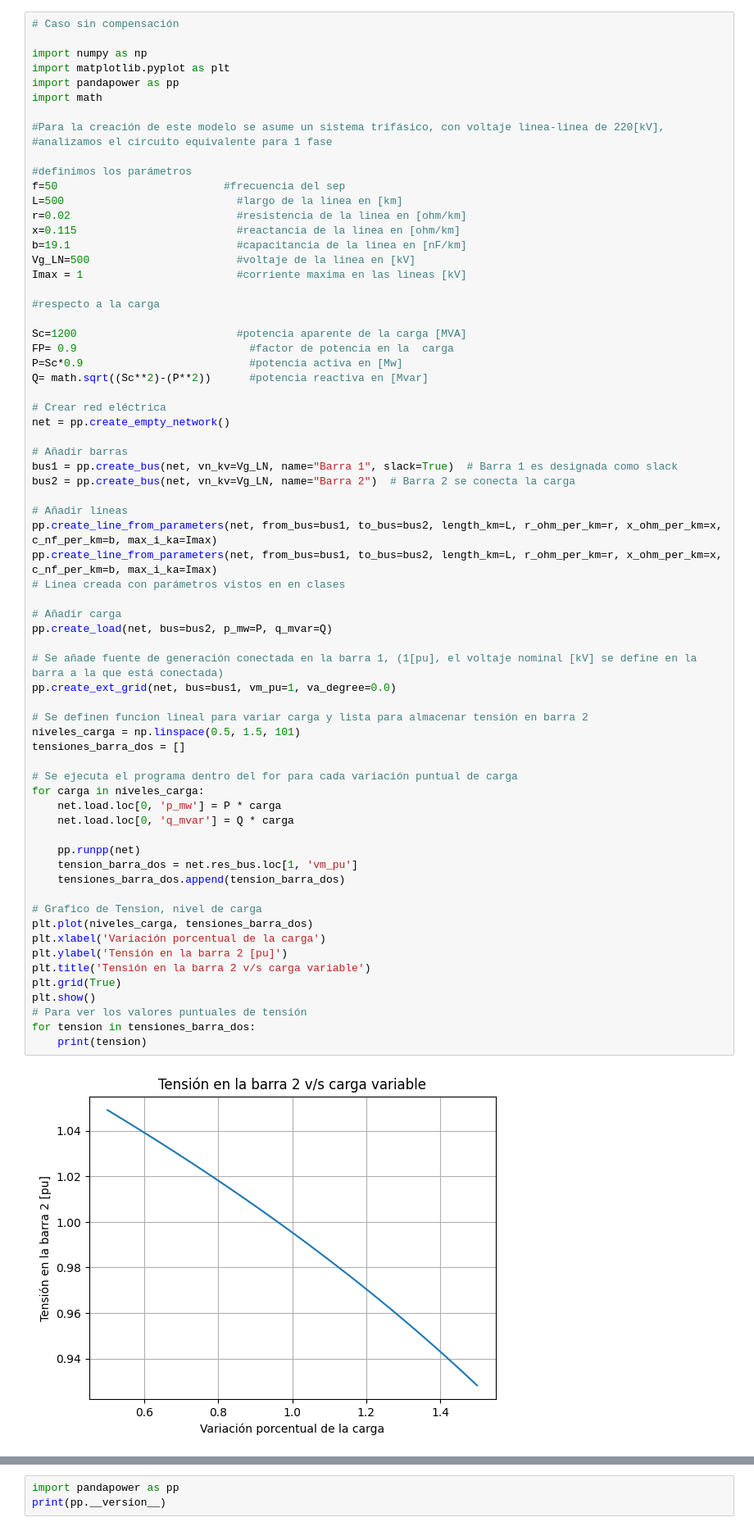
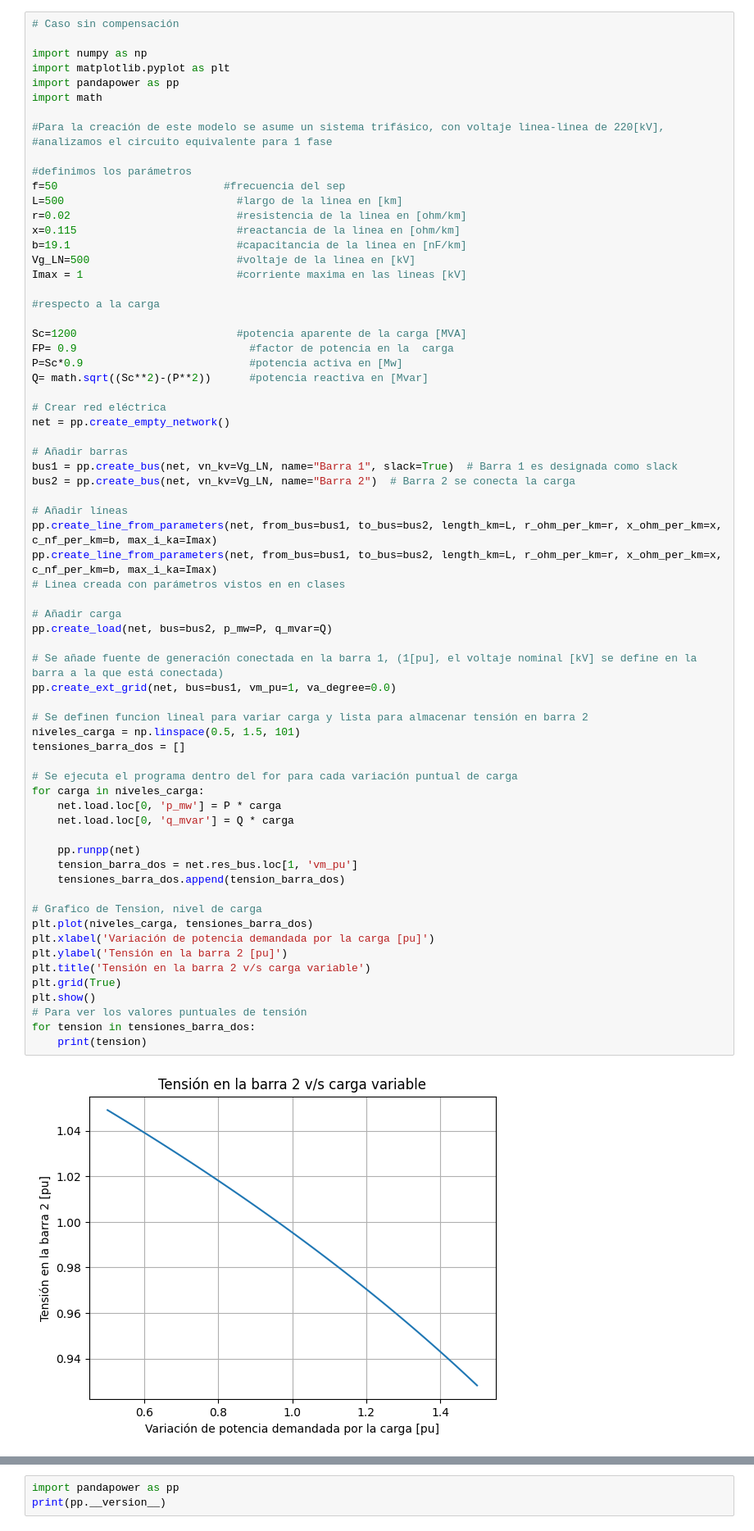
Before and after one commit to Onexz12/6GA_SEP1_S12024, a Jupyter notebook: Figura1a.ipynb, the cells around one changed output, grey strips where cells are left out. Shown: that part at 82% size. Drawn from its saved outputs; the diff is of its cells as text.

```diff
--- a/Figura1a.ipynb
+++ b/Figura1a.ipynb
@@ -39,35 +39,35 @@ pp.create_line_from_parameters(net, from_bus=bus1, to_bus=bus2, length_km=L, r_o
 
 # Añadir carga
 pp.create_load(net, bus=bus2, p_mw=P, q_mvar=Q)
 
 # Se añade fuente de generación conectada en la barra 1, (1[pu], el voltaje nominal [kV] se define en la barra a la que está conectada)
 pp.create_ext_grid(net, bus=bus1, vm_pu=1, va_degree=0.0)
 
 # Se definen funcion lineal para variar carga y lista para almacenar tensión en barra 2
 niveles_carga = np.linspace(0.5, 1.5, 101)
 tensiones_barra_dos = []
 
 # Se ejecuta el programa dentro del for para cada variación puntual de carga
 for carga in niveles_carga:
     net.load.loc[0, 'p_mw'] = P * carga
     net.load.loc[0, 'q_mvar'] = Q * carga
 
     pp.runpp(net)
     tension_barra_dos = net.res_bus.loc[1, 'vm_pu']
     tensiones_barra_dos.append(tension_barra_dos)
 
 # Grafico de Tension, nivel de carga
 plt.plot(niveles_carga, tensiones_barra_dos)
-plt.xlabel('Variación porcentual de la carga')
+plt.xlabel('Variación de potencia demandada por la carga [pu]')
 plt.ylabel('Tensión en la barra 2 [pu]')
 plt.title('Tensión en la barra 2 v/s carga variable')
 plt.grid(True)
 plt.show()
 # Para ver los valores puntuales de tensión
 for tension in tensiones_barra_dos:
     print(tension)
 # %% [output]
-[figure, old version]
+[figure, new version]
 1.049076040189605
 1.0480957831355706
 1.0471121445353762
```
Also changed, not shown: parts of 1 cell of this notebook.
